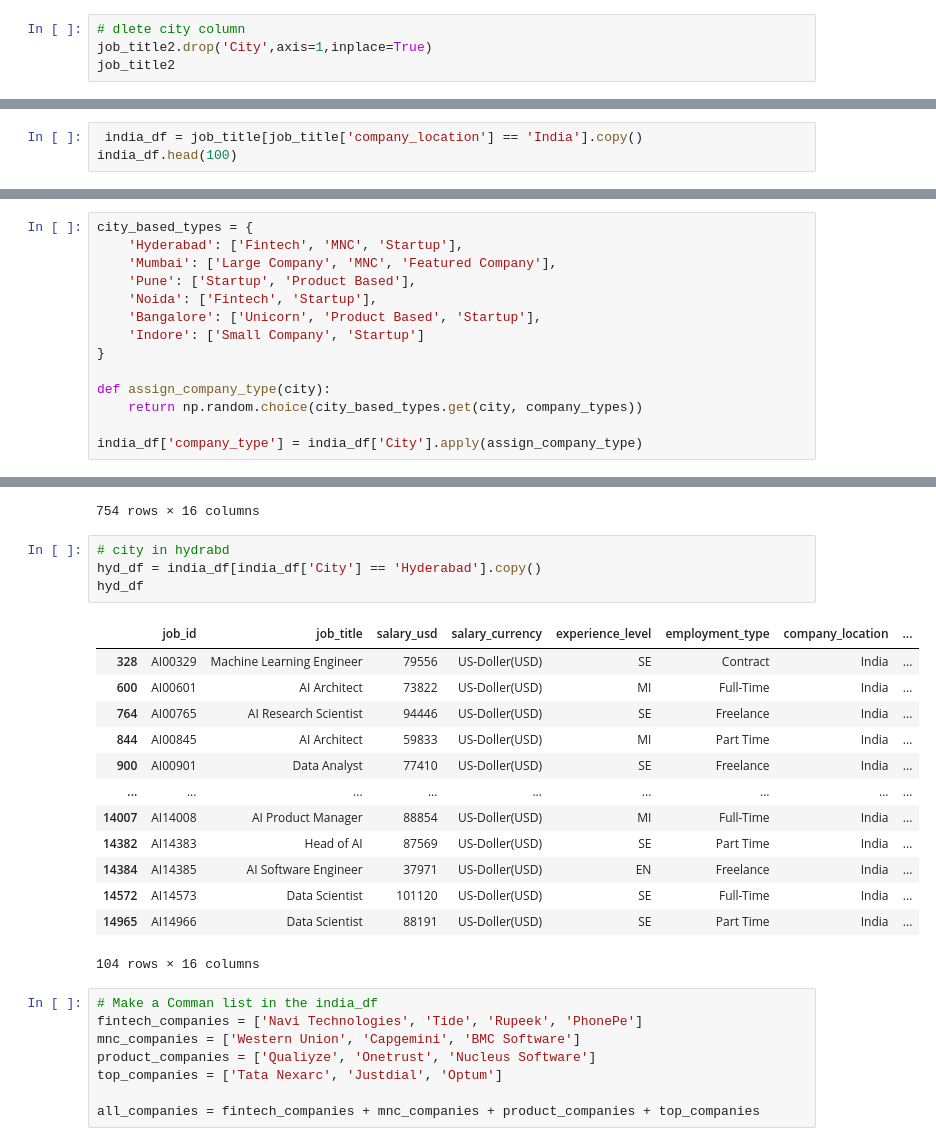
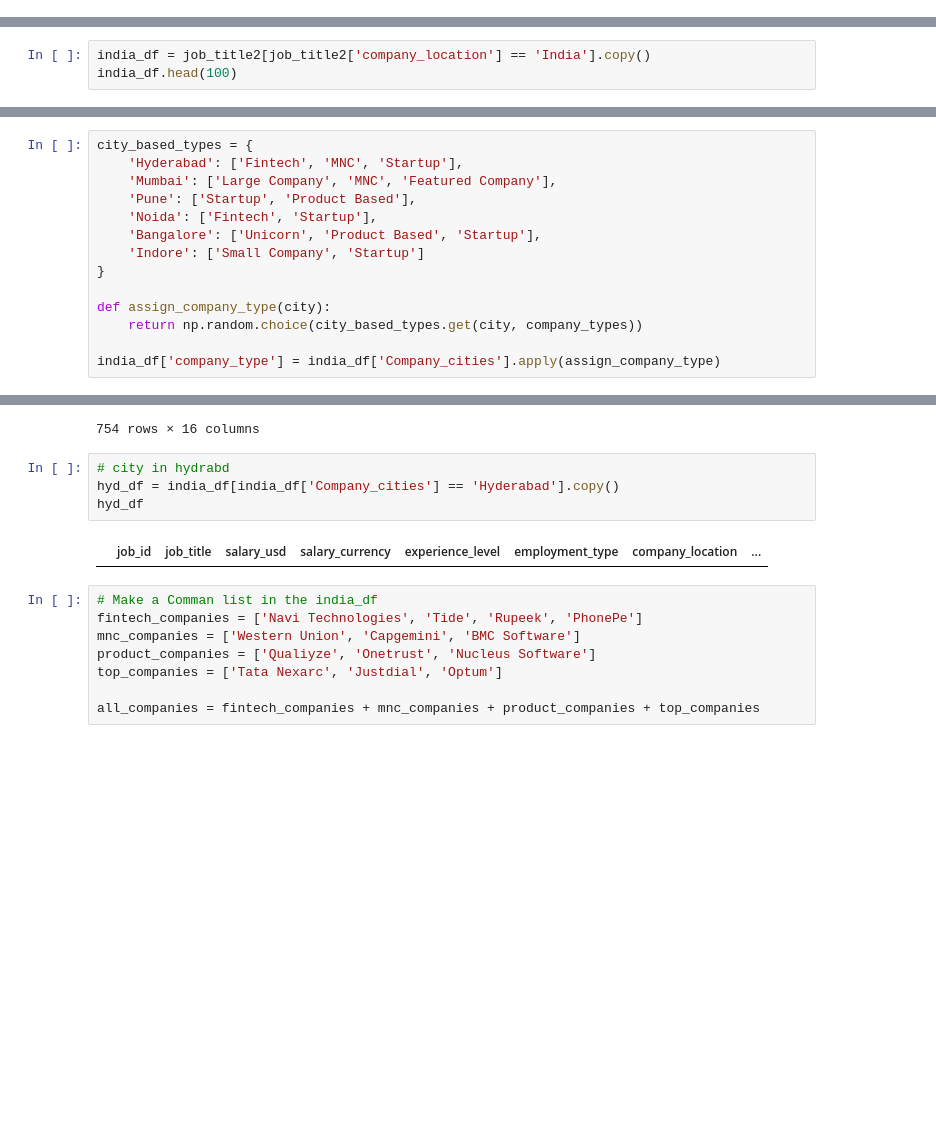
Before and after one commit to AJ0043/advance-ai-job-portal, a Jupyter notebook: Job_portal.ipynb, the cells around one changed output, grey strips where cells are left out. Saved outputs shown, nothing was run; the diff lists cells and outputs as text; blank space fills up the shorter version.

```diff
--- a/Job_portal.ipynb
+++ b/Job_portal.ipynb
@@ -564,7 +562,3 @@ job_title2
 | 14991 | AI14992 | Robotics Engineer | 97480 | US-Doller(USD) | MI | Full-Time | United States | ... |
 | 14996 | AI14997 | Machine Learning Researcher | 57811 | Great Britesh Pound(GBP) | EN | Contract | United Kingdom | ... |
 5194 rows × 11 columns
-# %%
-# dlete city column
-job_title2.drop('City',axis=1,inplace=True)
-job_title2
@@ -585,5 +565,5 @@ job_title2
 # %%
- india_df = job_title[job_title['company_location'] == 'India'].copy()
+india_df = job_title2[job_title2['company_location'] == 'India'].copy()
 india_df.head(100)
 # %% [output]
 |  | job_id | job_title | salary_usd | salary_currency | experience_level | employment_type | company_location | ... |
@@ -681,7 +661,7 @@ city_based_types = {
 def assign_company_type(city):
     return np.random.choice(city_based_types.get(city, company_types))
 
-india_df['company_type'] = india_df['City'].apply(assign_company_type)
+india_df['company_type'] = india_df['Company_cities'].apply(assign_company_type)
 # %%
 india_df
 # %% [output]
@@ -700,22 +680,10 @@ india_df
 754 rows × 16 columns
 # %%
 # city in hydrabd
-hyd_df = india_df[india_df['City'] == 'Hyderabad'].copy()
+hyd_df = india_df[india_df['Company_cities'] == 'Hyderabad'].copy()
 hyd_df
 # %% [output]
 |  | job_id | job_title | salary_usd | salary_currency | experience_level | employment_type | company_location | ... |
-| 328 | AI00329 | Machine Learning Engineer | 79556 | US-Doller(USD) | SE | Contract | India | ... |
-| 600 | AI00601 | AI Architect | 73822 | US-Doller(USD) | MI | Full-Time | India | ... |
-| 764 | AI00765 | AI Research Scientist | 94446 | US-Doller(USD) | SE | Freelance | India | ... |
-| 844 | AI00845 | AI Architect | 59833 | US-Doller(USD) | MI | Part Time | India | ... |
-| 900 | AI00901 | Data Analyst | 77410 | US-Doller(USD) | SE | Freelance | India | ... |
-| ... | ... | ... | ... | ... | ... | ... | ... | ... |
-| 14007 | AI14008 | AI Product Manager | 88854 | US-Doller(USD) | MI | Full-Time | India | ... |
-| 14382 | AI14383 | Head of AI | 87569 | US-Doller(USD) | SE | Part Time | India | ... |
-| 14384 | AI14385 | AI Software Engineer | 37971 | US-Doller(USD) | EN | Freelance | India | ... |
-| 14572 | AI14573 | Data Scientist | 101120 | US-Doller(USD) | SE | Full-Time | India | ... |
-| 14965 | AI14966 | Data Scientist | 88191 | US-Doller(USD) | SE | Part Time | India | ... |
-104 rows × 16 columns
 # %%
 # Make a Comman list in the india_df
 fintech_companies = ['Navi Technologies', 'Tide', 'Rupeek', 'PhonePe']
```
Also changed, not shown: parts of 107 cells of this notebook.
